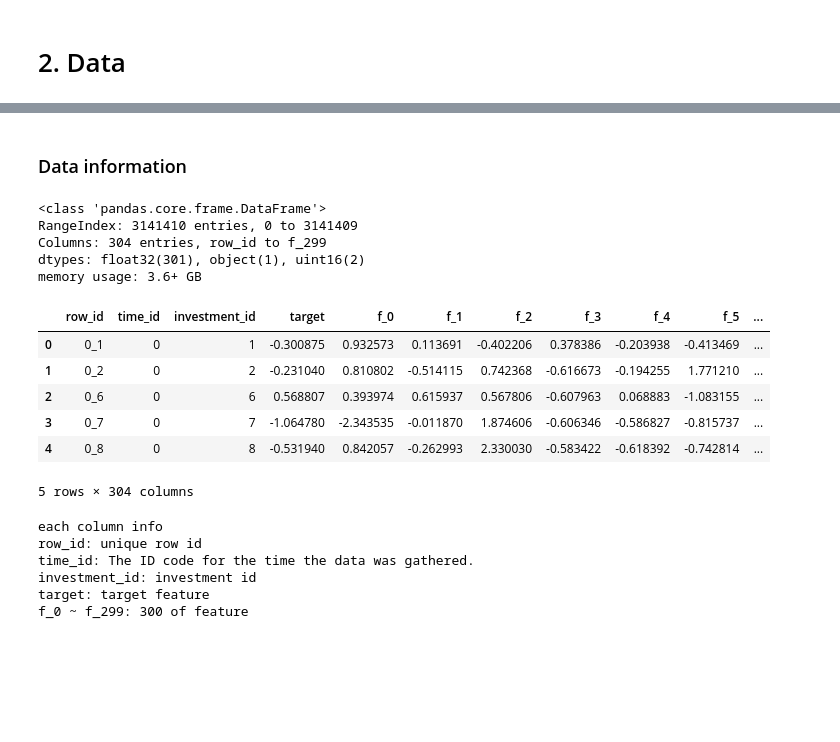
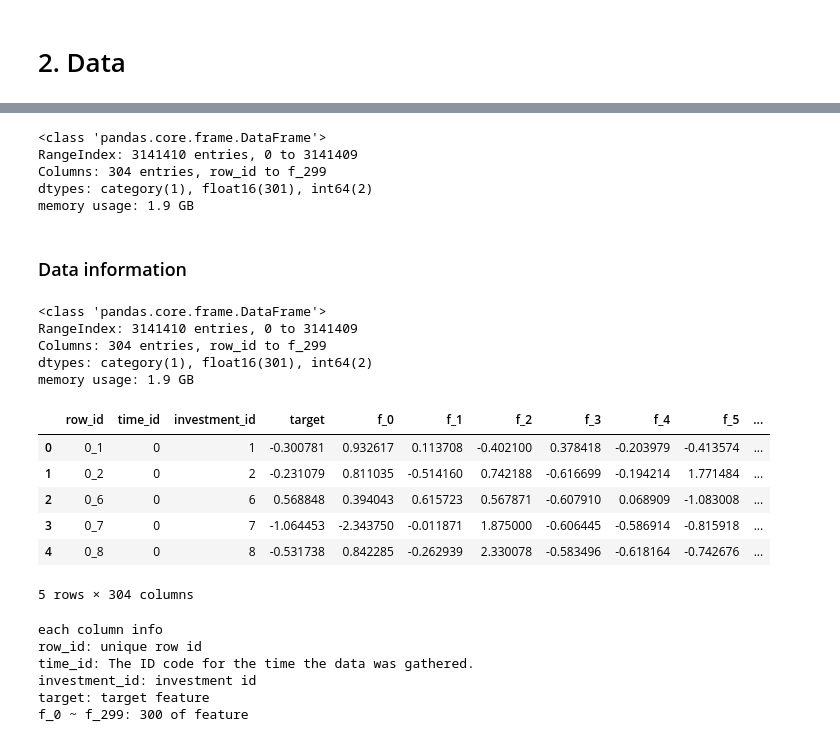
Before and after one commit to catssci/TIL, a Jupyter notebook: kaggle/Ubiquant_Market_Prediction/linear-regression-using-sklearn.ipynb, the cells around one changed output, grey strips where cells are left out. Drawn from its saved outputs; the diff is of its cells as text; code cells hidden in the pictures; blank space fills up the shorter version.

```diff
--- a/kaggle/Ubiquant_Market_Prediction/linear-regression-using-sklearn.ipynb
+++ b/kaggle/Ubiquant_Market_Prediction/linear-regression-using-sklearn.ipynb
@@ -23,6 +24,3 @@ warnings.filterwarnings('ignore')
 Goal: Build a model that forecasts an investment's return rate
 # %% [markdown]
 # 2. Data
-# %%
-# Using Low mem and fast data
-df = pd.read_parquet('../input/ubiquant-parquet/train_low_mem.parquet')
@@ -29,22 +80,30 @@ df = pd.read_parquet('../input/ubiquant-parquet/train_low_mem.parquet')
+# %%
+train.info()
+# %% [output]
+<class 'pandas.core.frame.DataFrame'>
+RangeIndex: 3141410 entries, 0 to 3141409
+Columns: 304 entries, row_id to f_299
+dtypes: category(1), float16(301), int64(2)
+memory usage: 1.9 GB
 # %% [markdown]
 ### Data information
 # %%
-df.info()
+train.info()
 # %% [output]
 <class 'pandas.core.frame.DataFrame'>
 RangeIndex: 3141410 entries, 0 to 3141409
 Columns: 304 entries, row_id to f_299
-dtypes: float32(301), object(1), uint16(2)
-memory usage: 3.6+ GB
+dtypes: category(1), float16(301), int64(2)
+memory usage: 1.9 GB
 # %%
-df.head()
+train.head()
 # %% [output]
 |  | row_id | time_id | investment_id | target | f_0 | f_1 | f_2 | f_3 | f_4 | f_5 | ... |
-| 0 | 0_1 | 0 | 1 | -0.300875 | 0.932573 | 0.113691 | -0.402206 | 0.378386 | -0.203938 | -0.413469 | ... |
-| 1 | 0_2 | 0 | 2 | -0.231040 | 0.810802 | -0.514115 | 0.742368 | -0.616673 | -0.194255 | 1.771210 | ... |
-| 2 | 0_6 | 0 | 6 | 0.568807 | 0.393974 | 0.615937 | 0.567806 | -0.607963 | 0.068883 | -1.083155 | ... |
-| 3 | 0_7 | 0 | 7 | -1.064780 | -2.343535 | -0.011870 | 1.874606 | -0.606346 | -0.586827 | -0.815737 | ... |
-| 4 | 0_8 | 0 | 8 | -0.531940 | 0.842057 | -0.262993 | 2.330030 | -0.583422 | -0.618392 | -0.742814 | ... |
+| 0 | 0_1 | 0 | 1 | -0.300781 | 0.932617 | 0.113708 | -0.402100 | 0.378418 | -0.203979 | -0.413574 | ... |
+| 1 | 0_2 | 0 | 2 | -0.231079 | 0.811035 | -0.514160 | 0.742188 | -0.616699 | -0.194214 | 1.771484 | ... |
+| 2 | 0_6 | 0 | 6 | 0.568848 | 0.394043 | 0.615723 | 0.567871 | -0.607910 | 0.068909 | -1.083008 | ... |
+| 3 | 0_7 | 0 | 7 | -1.064453 | -2.343750 | -0.011871 | 1.875000 | -0.606445 | -0.586914 | -0.815918 | ... |
+| 4 | 0_8 | 0 | 8 | -0.531738 | 0.842285 | -0.262939 | 2.330078 | -0.583496 | -0.618164 | -0.742676 | ... |
 5 rows × 304 columns
 # %%
 print('each column info')
```
Also changed, not shown: parts of 22 cells of this notebook.
